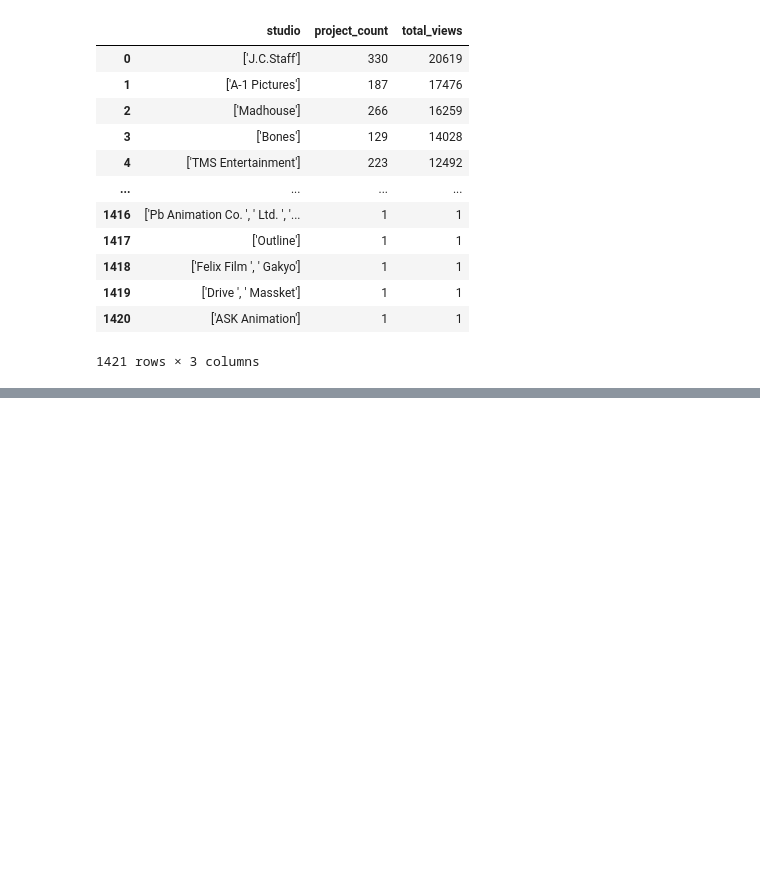
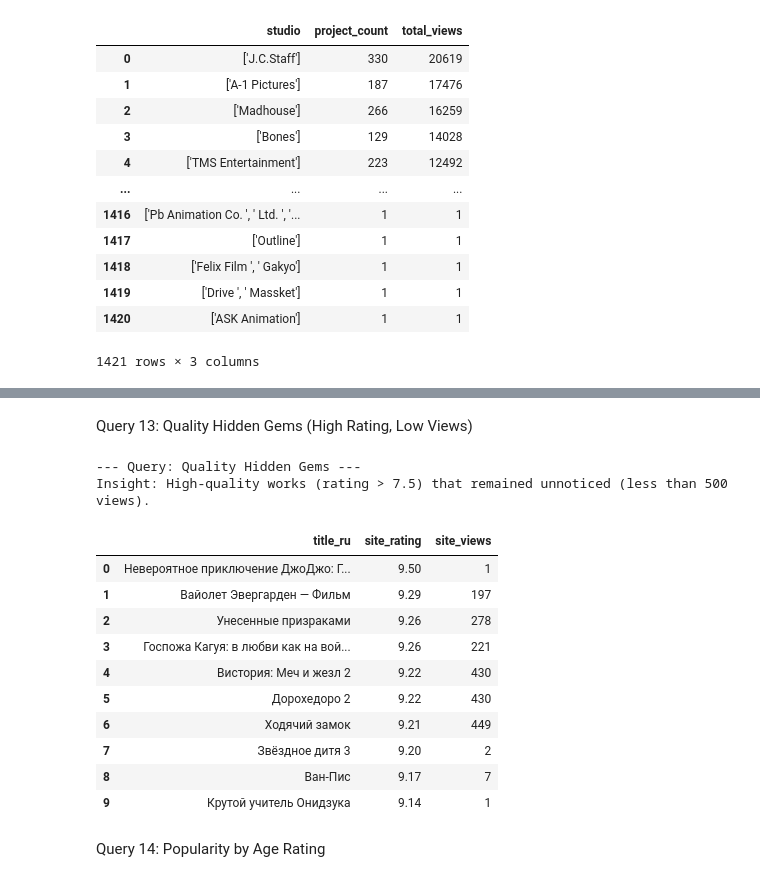
Before and after one commit to nurapura2/anime_final_project, a Jupyter notebook: src/notebooks/sql_analysis.ipynb, the cells around one changed output, grey strips where cells are left out. Saved outputs shown, nothing was run; the diff lists cells and outputs as text; code cells hidden in the pictures; blank space fills up the shorter version.

```diff
--- a/src/notebooks/sql_analysis.ipynb
+++ b/src/notebooks/sql_analysis.ipynb
@@ -268,0 +486,31 @@ Insight: Total view count and project count per studio to measure market presenc
+# %% [markdown]
+Query 13: Quality Hidden Gems (High Rating, Low Views)
+# %%
+run_query(
+    "Quality Hidden Gems",
+    "High-quality works (rating > 7.5) that remained unnoticed (less than 500 views).",
+    """
+    SELECT a.title_ru, s.site_rating, s.site_views
+    FROM anime a
+    JOIN anime_stats s ON a.anime_id = s.anime_id
+    WHERE s.site_rating > 7.5 AND s.site_views < 500 AND s.site_views > 0
+    ORDER BY s.site_rating DESC
+    LIMIT 10
+    """
+)
+# %% [output]
+--- Query: Quality Hidden Gems ---
+Insight: High-quality works (rating > 7.5) that remained unnoticed (less than 500 views).
+|  | title_ru | site_rating | site_views |
+| 0 | Невероятное приключение ДжоДжо: Г... | 9.50 | 1 |
+| 1 | Вайолет Эвергарден — Фильм | 9.29 | 197 |
+| 2 | Унесенные призраками | 9.26 | 278 |
+| 3 | Госпожа Кагуя: в любви как на вой... | 9.26 | 221 |
+| 4 | Вистория: Меч и жезл 2 | 9.22 | 430 |
+| 5 | Дорохедоро 2 | 9.22 | 430 |
+| 6 | Ходячий замок | 9.21 | 449 |
+| 7 | Звёздное дитя 3 | 9.20 | 2 |
+| 8 | Ван-Пис | 9.17 | 7 |
+| 9 | Крутой учитель Онидзука | 9.14 | 1 |
+# %% [markdown]
+Query 14: Popularity by Age Rating
```
Also changed, not shown: parts of 18 cells of this notebook.
